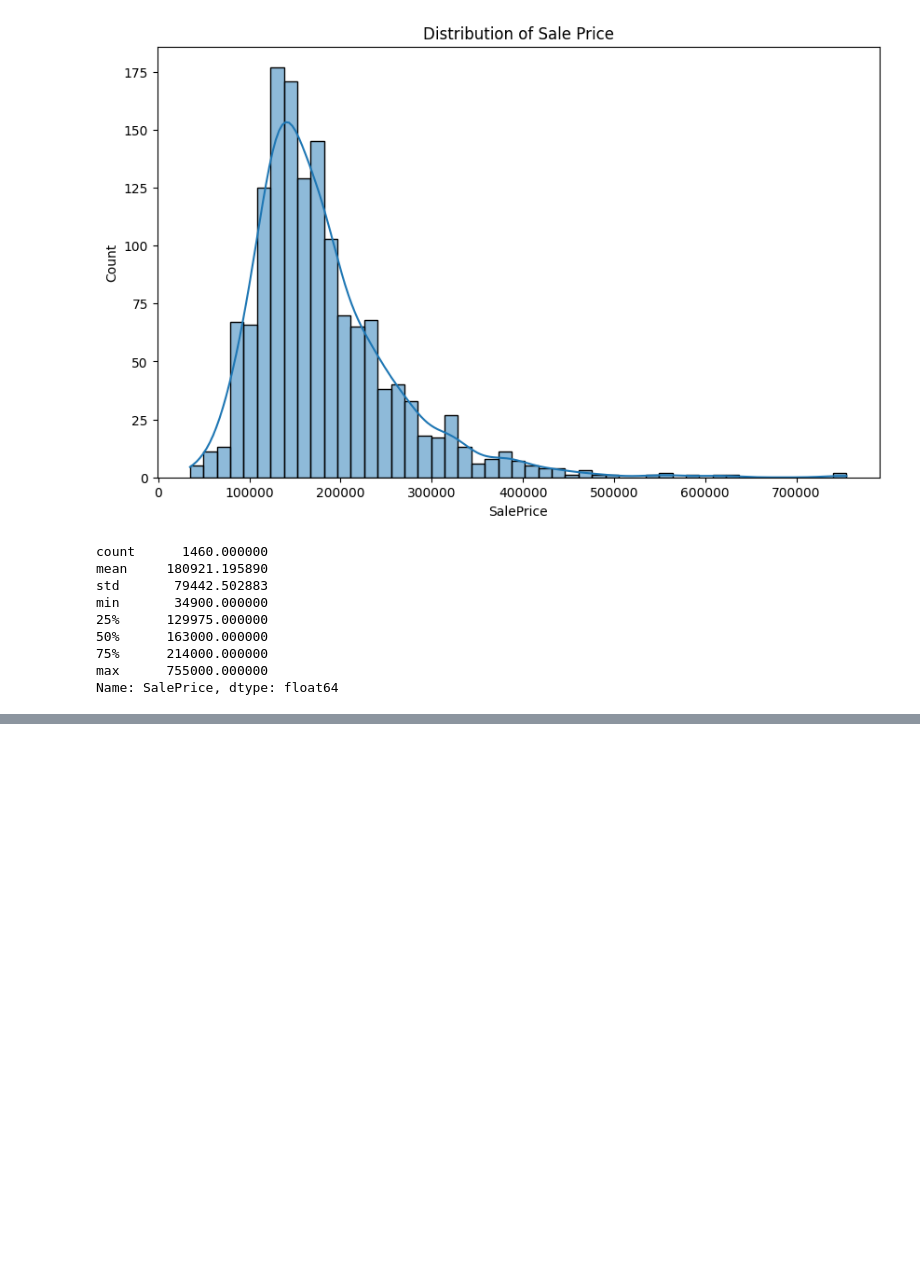
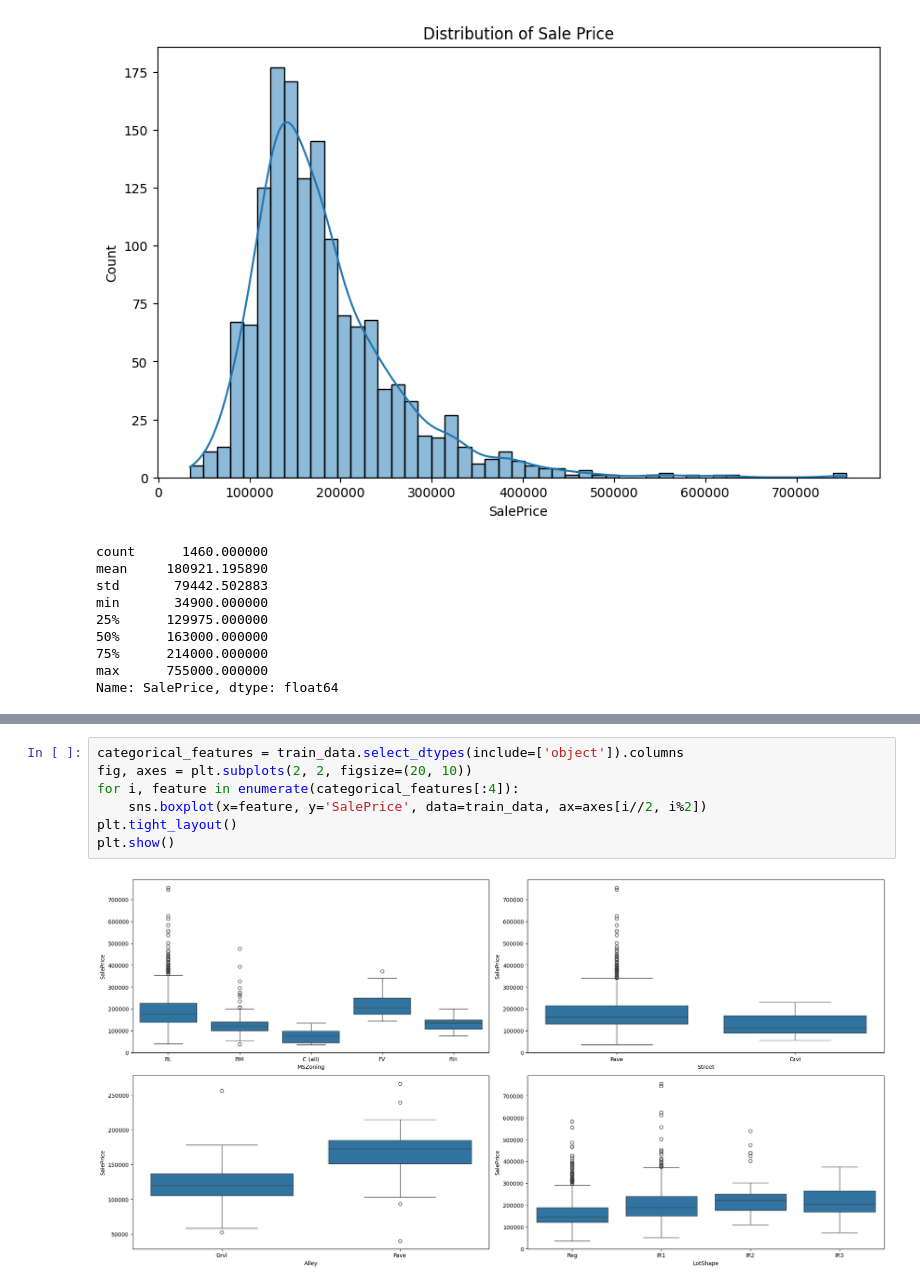
Before and after one commit to LanceHsun/house-price-prediction, a Jupyter notebook: notebooks/01_Initial_Data_Exploration_and_EDA.ipynb, the cells around one changed output, grey strips where cells are left out. Cells and saved outputs as stored; diff of their text form; blank space fills up the shorter version.

```diff
--- a/notebooks/01_Initial_Data_Exploration_and_EDA.ipynb
+++ b/notebooks/01_Initial_Data_Exploration_and_EDA.ipynb
@@ -182,0 +114,9 @@ plt.show()
+# %%
+categorical_features = train_data.select_dtypes(include=['object']).columns
+fig, axes = plt.subplots(2, 2, figsize=(20, 10))
+for i, feature in enumerate(categorical_features[:4]):
+    sns.boxplot(x=feature, y='SalePrice', data=train_data, ax=axes[i//2, i%2])
+plt.tight_layout()
+plt.show()
+# %% [output]
+[figure, added]
```
Also changed, not shown: parts of 16 cells of this notebook, 1 other file.
